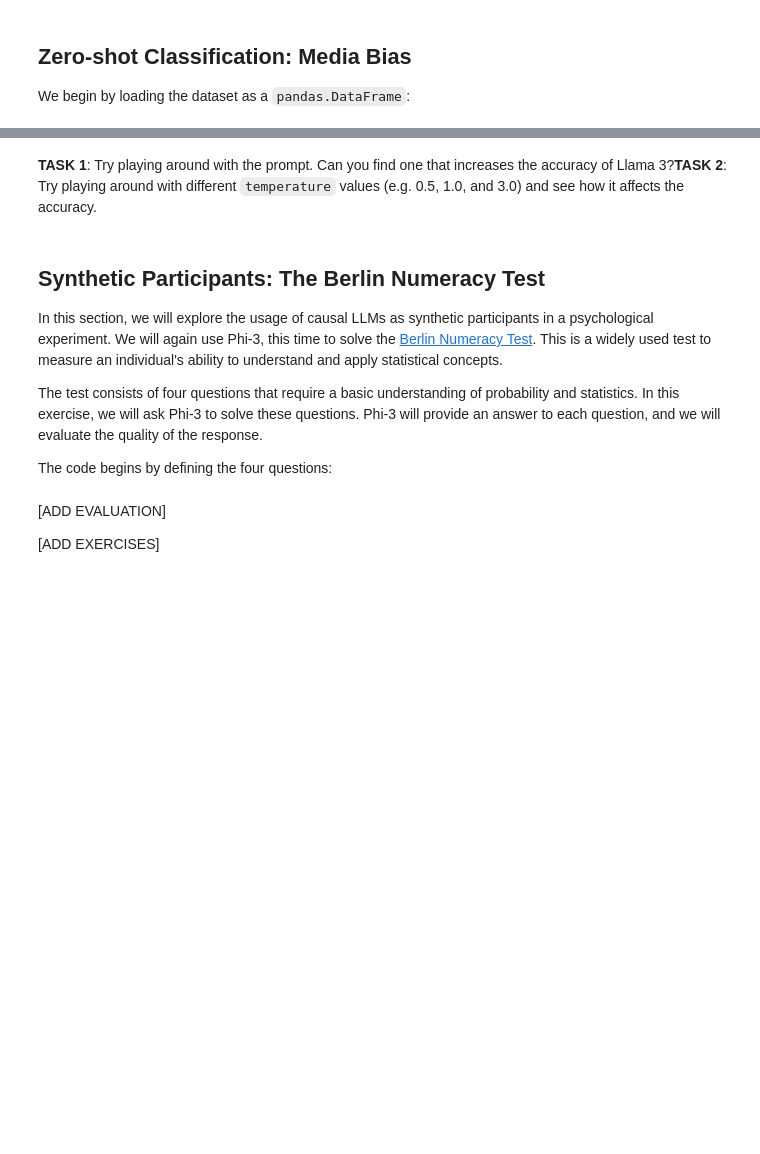
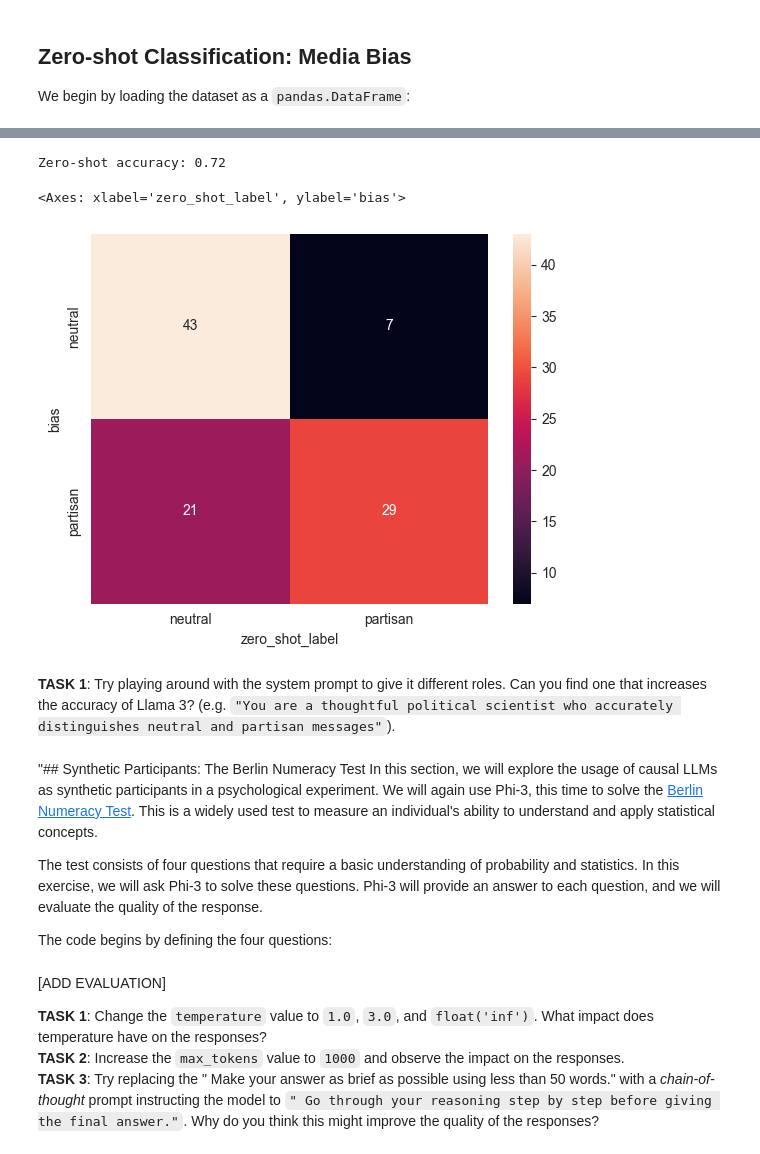
Before and after one commit to Zak-Hussain/LLM4BeSci_EADM2024, a Jupyter notebook: workshop_3/workshop_3.ipynb, the cells around one changed output, grey strips where cells are left out. Saved outputs shown, nothing was run; the diff lists cells and outputs as text; code cells hidden in the pictures; blank space fills up the shorter version.

```diff
--- a/workshop_3/workshop_3.ipynb
+++ b/workshop_3/workshop_3.ipynb
@@ -28,5 +28,5 @@ import textwrap
 ## Zero-shot Classification: Media Bias
 We begin by loading the dataset as a `pandas.DataFrame`:
 # %%
-media_bias_test = pd.read_csv('media_bias_test.csv')
-media_bias_test
+media_bias = pd.read_csv('media_bias.csv')
+media_bias
@@ -39,16 +57,16 @@ client = InferenceClient(token=api_key)
 zero_shot_prompt = "Is this text neutral or partisan? Strictly answer with only 'neutral' or 'partisan':\n"
 
 zero_shot_labels = []
-for tweet in tqdm(media_bias_test['text']):
+for tweet in tqdm(media_bias['text']):
 
     # Zero-shot classification
     output = client.chat_completion(
         messages=[
-            {"role": "system", "content": "You are a thoughtful political scientist who accurately distinguishes neutral and partisan messages"},
+            {"role": "system", "content": "You are a helpful assistant."},
             {"role": "user", "content": zero_shot_prompt + tweet}
         ],
         model="meta-llama/Meta-Llama-3-8B-Instruct",
-        max_tokens=100,
+        max_tokens=50,
         temperature=0.0
     )
 
@@ -60,5 +78,5 @@ for tweet in tqdm(media_bias_test['text']):
     zero_shot_labels.append(label)
 
 # Add zero-shot labels to dataframe
-media_bias_test['zero_shot_label'] = zero_shot_labels
-media_bias_test
+media_bias['zero_shot_label'] = zero_shot_labels
+media_bias
@@ -65,14 +97,19 @@ media_bias_test
 # %%
 # Comparing zero-shot and actual labels
-print(f'Zero-shot accuracy: {(media_bias_test["zero_shot_label"] == media_bias_test["bias"]).mean()}')
+print(f'Zero-shot accuracy: {(media_bias["zero_shot_label"] == media_bias["bias"]).mean()}')
+# %% [output]
+Zero-shot accuracy: 0.72
 # %%
 # Confusion matrix
-confusion = pd.crosstab(media_bias_test['bias'], media_bias_test['zero_shot_label'])
+confusion = pd.crosstab(media_bias['bias'], media_bias['zero_shot_label'])
 sns.heatmap(confusion, annot=True)
+# %% [output]
+<Axes: xlabel='zero_shot_label', ylabel='bias'>
+[figure, added]
 # %% [markdown]
-**TASK 1**: Try playing around with the prompt. Can you find one that increases the accuracy of Llama 3?**TASK 2**: Try playing around with different `temperature` values (e.g. 0.5, 1.0, and 3.0) and see how it affects the accuracy.
+**TASK 1**: Try playing around with the system prompt to give it different roles. Can you find one that increases the accuracy of Llama 3? (e.g. `"You are a thoughtful political scientist who accurately distinguishes neutral and partisan messages"`).<br>
 # %% [markdown]
-## Synthetic Participants: The Berlin Numeracy Test
+"## Synthetic Participants: The Berlin Numeracy Test
 In this section, we will explore the usage of causal LLMs as synthetic participants in a psychological experiment. We will again use Phi-3, this time to solve the [Berlin Numeracy Test](https://doi.org/10.1017/S1930297500001819). This is a widely used test to measure an individual's ability to understand and apply statistical concepts.
 
 The test consists of four questions that require a basic understanding of probability and statistics. In this exercise, we will ask Phi-3 to solve these questions. Phi-3 will provide an answer to each question, and we will evaluate the quality of the response.
@@ -124,4 +161,6 @@ for i, question in enumerate([q1, q2, q3, q4]):
 # %% [markdown]
 [ADD EVALUATION]
 
-[ADD EXERCISES]
+**TASK 1**: Change the `temperature` value to `1.0`, `3.0`, and `float('inf')`. What impact does temperature have on the responses?<br>
+**TASK 2**: Increase the `max_tokens` value to `1000` and observe the impact on the responses.<br>
+**TASK 3**: Try replacing the " Make your answer as brief as possible using less than 50 words." with a *chain-of-thought* prompt instructing the model to `" Go through your reasoning step by step before giving the final answer."`. Why do you think this might improve the quality of the responses?
```
Also changed, not shown: parts of 4 cells of this notebook, 1 other file.
